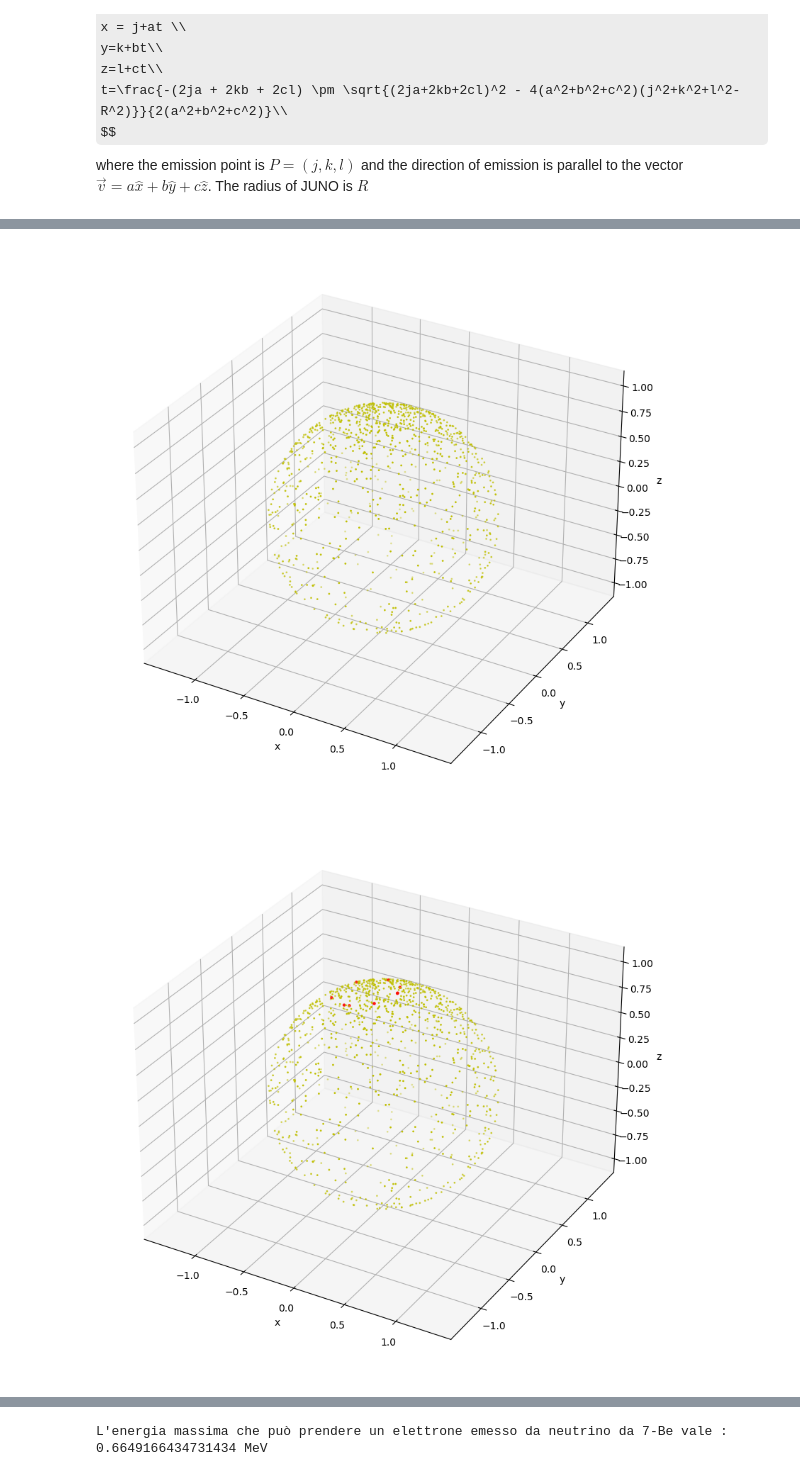
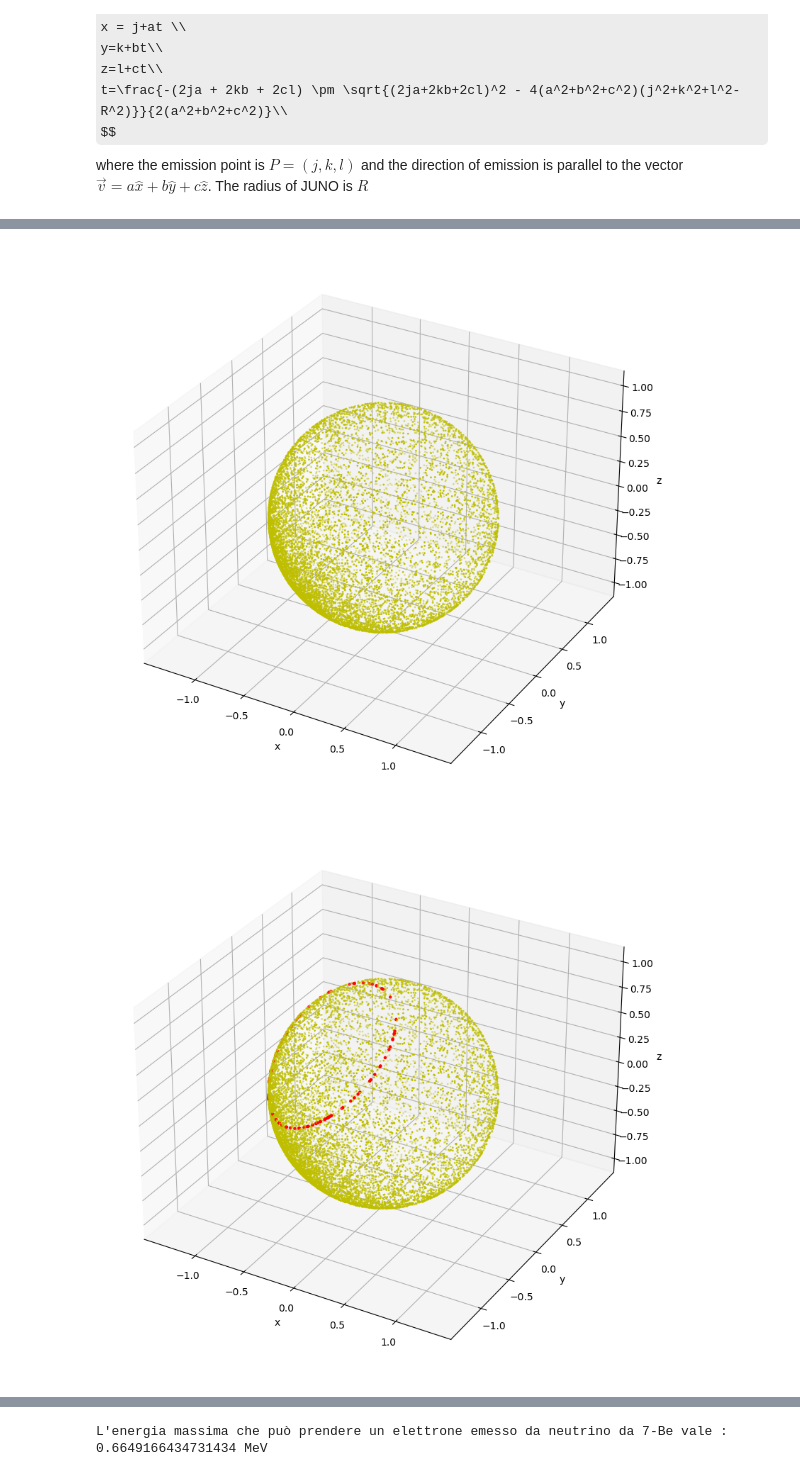
Before and after one commit to ccol168/Directionality_ToyMC_JUNO, a Jupyter notebook: Analysis_ToyMC.ipynb, the cells around one changed output, grey strips where cells are left out. Saved outputs shown, nothing was run; the diff lists cells and outputs as text; code cells hidden in the pictures; some formulas as TeX source.

```diff
--- a/Analysis_ToyMC.ipynb
+++ b/Analysis_ToyMC.ipynb
@@ -56,10 +56,9 @@ from mpl_toolkits import mplot3d
 PrintImages = True
 
 file = open("CfgExample.txt","r")
-PhotonsBorn = int(file.readline())
 
 Names = np.array(["theta","phi","closest_PMT","Start_Time","Arrival_Time","type"])
-datas = Table.read("Events/1398ph_Slides//Output.txt",format="ascii",names=Names)
+datas = Table.read("Output.txt",format="ascii",names=Names)
 
 thetas = np.array(datas["theta"])
 phis = np.array(datas["phi"])
@@ -70,7 +69,6 @@ types = np.array(datas["type"])
 
 N = len(thetas)
 
-print("Number of photons emitted", PhotonsBorn+0.01*PhotonsBorn)
 print("Number of photons hit",N)
 #print("Geometric Coverage",N/(PhotonsBorn+0.01*PhotonsBorn))
 
@@ -217,8 +214,9 @@ def Make3dPlot(X,Y,Z,sizes,color,printout,name) :
 
 Make3dPlot(x_cher,y_cher,z_cher,sizes,"red",PrintImages,"3dCher.jpg")
 
-scattlim=5000 #limit the scintillation events plotted
+scattlim=N #limit the scintillation events plotted
 Make3dPlot(x_scint[:scattlim],y_scint[:scattlim],z_scint[:scattlim],sizes_scint[:scattlim],"y",PrintImages,"3dScatt.jpg")
-cut_tot=N-10000 #same as before, but the cut is at the end because it would exclude all cherenkov events otherwise
-Make3dPlot(x_tot[cut_tot:],y_tot[cut_tot:],z_tot[cut_tot:],sizes_tot[cut_tot:],colors_array[cut_tot:],PrintImages,"3dTot.jpg")
+cut_in = 0
+cut_out=N #same as before, but the cut is at the end because it would exclude all cherenkov events otherwise
+Make3dPlot(x_tot[cut_in:cut_out],y_tot[cut_in:cut_out],z_tot[cut_in:cut_out],sizes_tot[cut_in:cut_out],colors_array[cut_in:cut_out],PrintImages,"3dTot.jpg")
 # %% [output]
@@ -226,5 +224,5 @@ Make3dPlot(x_tot[cut_tot:],y_tot[cut_tot:],z_tot[cut_tot:],sizes_tot[cut_tot:],c
-[figure, old version]
+[figure, new version]
-[figure, old version]
+[figure, new version]
 # %%
 #chi squared test for uniform distribution, see Malkin paper for numbers
 counter = np.zeros(18)
```
Also changed, not shown: parts of 4 cells of this notebook, 1 other file.
